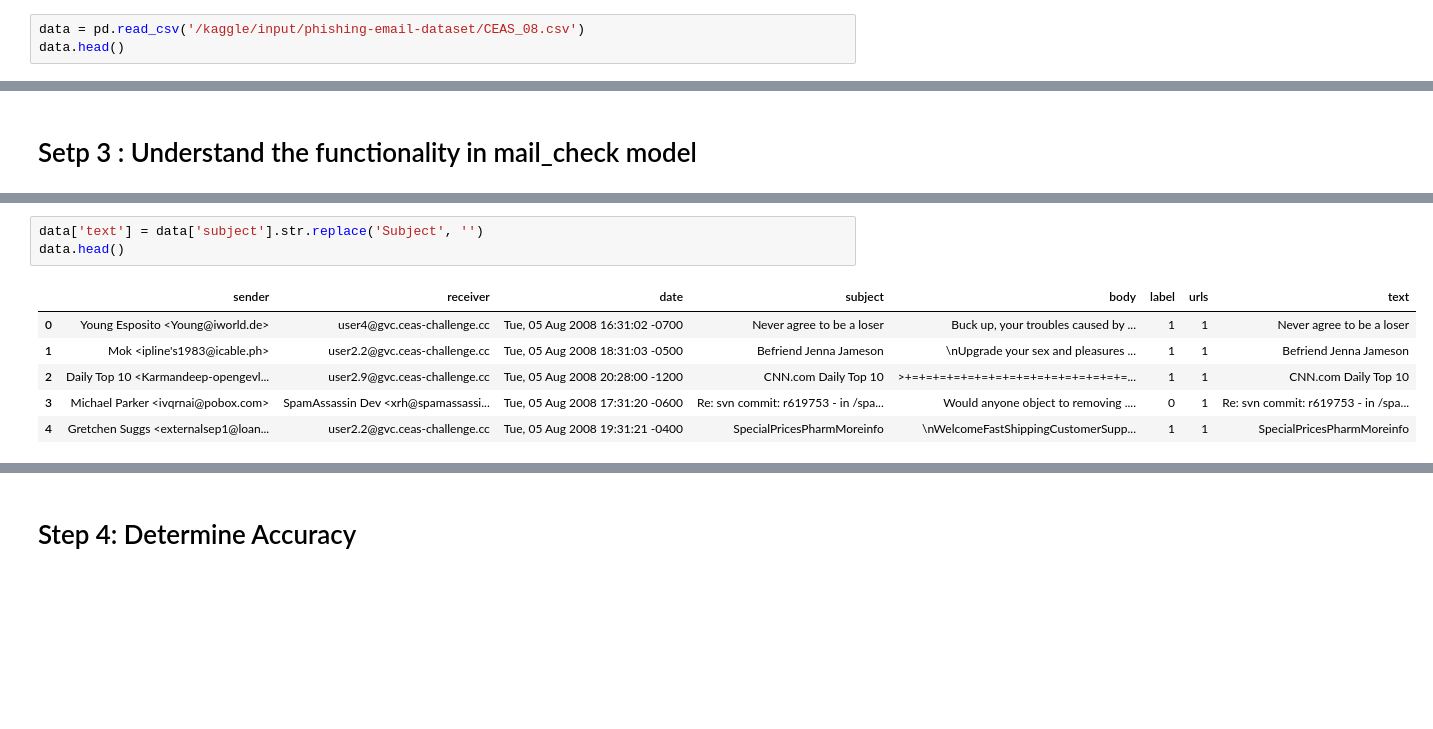
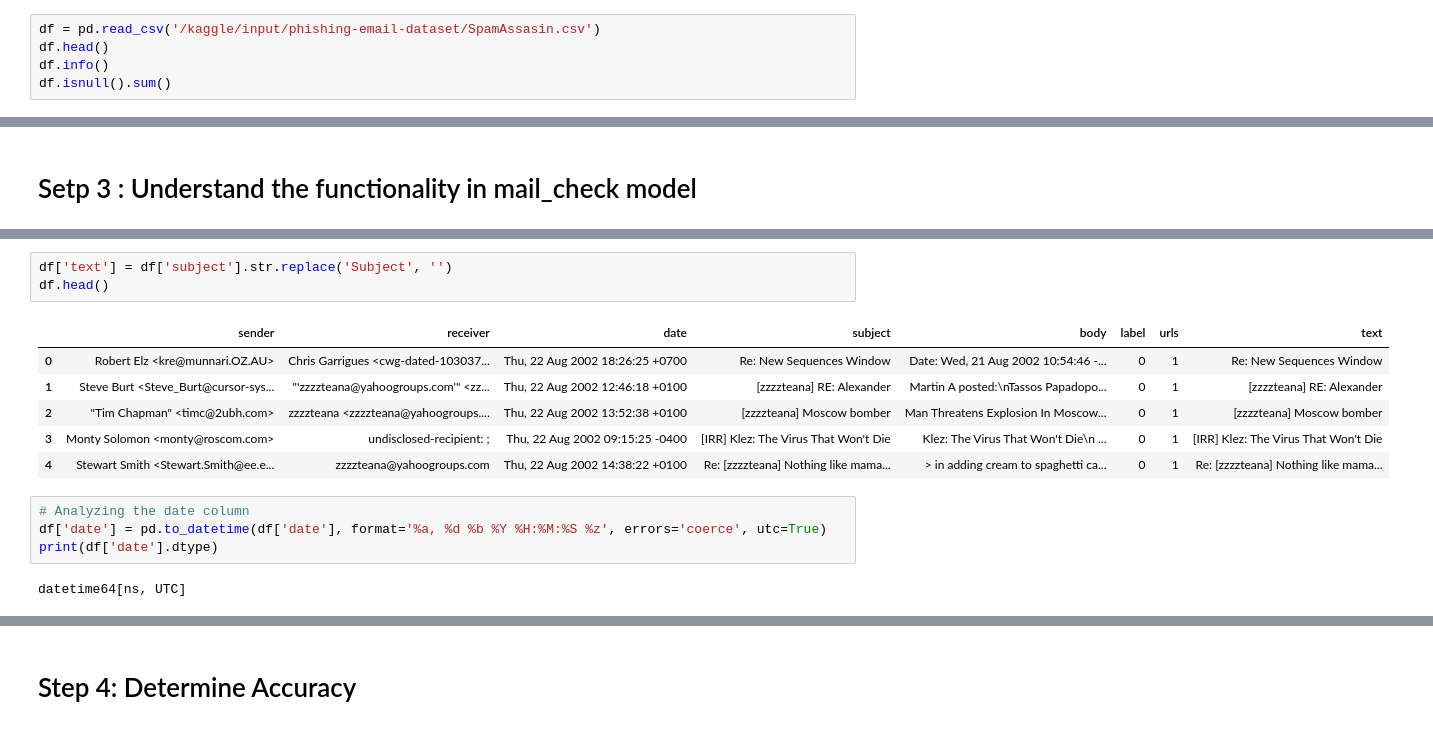
Before and after one commit to rajsegar/Federated-Learning-Frameworks-, a Jupyter notebook: Spam_Mail_Detection.ipynb, the cells around one changed output, grey strips where cells are left out. Saved outputs shown, nothing was run; the diff lists cells and outputs as text; blank space fills up the shorter version.

```diff
--- a/Spam_Mail_Detection.ipynb
+++ b/Spam_Mail_Detection.ipynb
@@ -35,6 +55,8 @@ from imblearn.over_sampling import SMOTE
 # Step 2: Load the Dataset
  use a dataset containing labeled emails (Spam or Ham). Let’s load the dataset and inspect its structure.
 # %%
-data = pd.read_csv('/kaggle/input/phishing-email-dataset/CEAS_08.csv')
-data.head()
+df = pd.read_csv('/kaggle/input/phishing-email-dataset/SpamAssasin.csv')
+df.head()
+df.info()
+df.isnull().sum()
 # %% [output]
@@ -78,10 +117,16 @@ plt.show()
 # %%
-data['text'] = data['subject'].str.replace('Subject', '')
-data.head()
+df['text'] = df['subject'].str.replace('Subject', '')
+df.head()
 # %% [output]
 |  | sender | receiver | date | subject | body | label | urls | text |
-| 0 | Young Esposito <Young@iworld.de> | user4@gvc.ceas-challenge.cc | Tue, 05 Aug 2008 16:31:02 -0700 | Never agree to be a loser | Buck up, your troubles caused by ... | 1 | 1 | Never agree to be a loser |
-| 1 | Mok <ipline's1983@icable.ph> | user2.2@gvc.ceas-challenge.cc | Tue, 05 Aug 2008 18:31:03 -0500 | Befriend Jenna Jameson | \nUpgrade your sex and pleasures ... | 1 | 1 | Befriend Jenna Jameson |
-| 2 | Daily Top 10 <Karmandeep-opengevl... | user2.9@gvc.ceas-challenge.cc | Tue, 05 Aug 2008 20:28:00 -1200 | CNN.com Daily Top 10 | >+=+=+=+=+=+=+=+=+=+=+=+=+=+=+=+=... | 1 | 1 | CNN.com Daily Top 10 |
-| 3 | Michael Parker <ivqrnai@pobox.com> | SpamAssassin Dev <xrh@spamassassi... | Tue, 05 Aug 2008 17:31:20 -0600 | Re: svn commit: r619753 - in /spa... | Would anyone object to removing .... | 0 | 1 | Re: svn commit: r619753 - in /spa... |
-| 4 | Gretchen Suggs <externalsep1@loan... | user2.2@gvc.ceas-challenge.cc | Tue, 05 Aug 2008 19:31:21 -0400 | SpecialPricesPharmMoreinfo | \nWelcomeFastShippingCustomerSupp... | 1 | 1 | SpecialPricesPharmMoreinfo |
+| 0 | Robert Elz <kre@munnari.OZ.AU> | Chris Garrigues <cwg-dated-103037... | Thu, 22 Aug 2002 18:26:25 +0700 | Re: New Sequences Window | Date: Wed, 21 Aug 2002 10:54:46 -... | 0 | 1 | Re: New Sequences Window |
+| 1 | Steve Burt <Steve_Burt@cursor-sys... | "'zzzzteana@yahoogroups.com'" <zz... | Thu, 22 Aug 2002 12:46:18 +0100 | [zzzzteana] RE: Alexander | Martin A posted:\nTassos Papadopo... | 0 | 1 | [zzzzteana] RE: Alexander |
+| 2 | "Tim Chapman" <timc@2ubh.com> | zzzzteana <zzzzteana@yahoogroups.... | Thu, 22 Aug 2002 13:52:38 +0100 | [zzzzteana] Moscow bomber | Man Threatens Explosion In Moscow... | 0 | 1 | [zzzzteana] Moscow bomber |
+| 3 | Monty Solomon <monty@roscom.com> | undisclosed-recipient: ; | Thu, 22 Aug 2002 09:15:25 -0400 | [IRR] Klez: The Virus That Won't Die | Klez: The Virus That Won't Die\n ... | 0 | 1 | [IRR] Klez: The Virus That Won't Die |
+| 4 | Stewart Smith <Stewart.Smith@ee.e... | zzzzteana@yahoogroups.com | Thu, 22 Aug 2002 14:38:22 +0100 | Re: [zzzzteana] Nothing like mama... | > in adding cream to spaghetti ca... | 0 | 1 | Re: [zzzzteana] Nothing like mama... |
+# %%
+# Analyzing the date column
+df['date'] = pd.to_datetime(df['date'], format='%a, %d %b %Y %H:%M:%S %z', errors='coerce', utc=True)
+print(df['date'].dtype)
+# %% [output]
+datetime64[ns, UTC]
```
Also changed, not shown: parts of 7 cells of this notebook.
